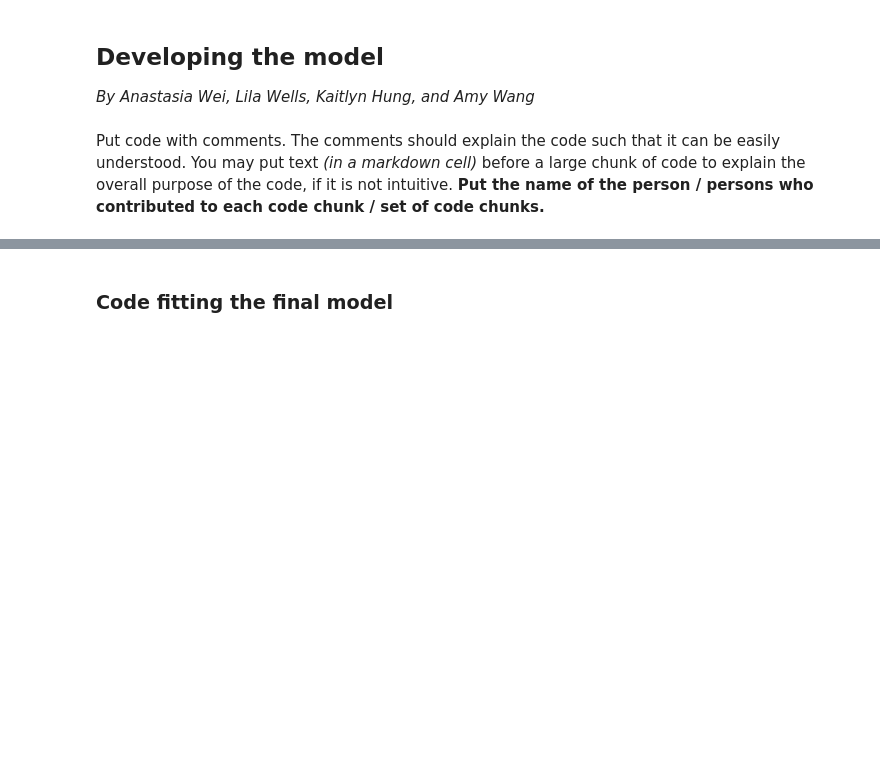
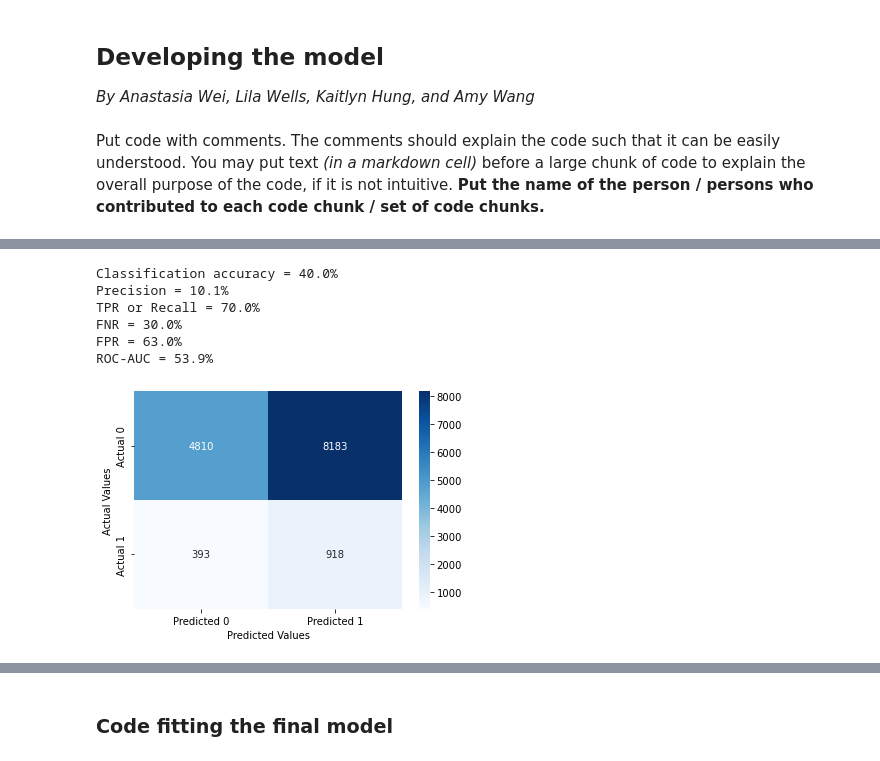
Before and after one commit to AnastasiaKWei/Saturn, a Jupyter notebook: Project Code Saturn.ipynb, the cells around one changed output, grey strips where cells are left out. Cells and saved outputs as stored; diff of their text form; code cells hidden in the pictures; blank space fills up the shorter version.

```diff
--- a/Project Code Saturn.ipynb
+++ b/Project Code Saturn.ipynb
@@ -277,0 +477,10 @@ Put code with comments. The comments should explain the code such that it can be
+# %%
+confusion_matrix_data(test_dummy, test_dummy.readmitted, model1_1, cutoff=0.5)
+# %% [output]
+Classification accuracy = 40.0%
+Precision = 10.1%
+TPR or Recall = 70.0%
+FNR = 30.0%
+FPR = 63.0%
+ROC-AUC = 53.9%
+[figure, added]
```
Also changed, not shown: parts of 57 cells of this notebook.
